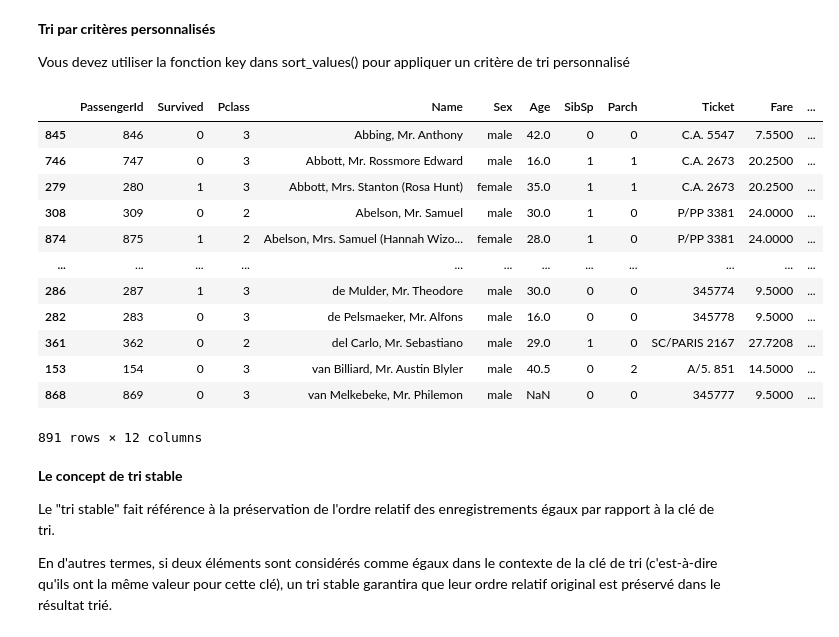
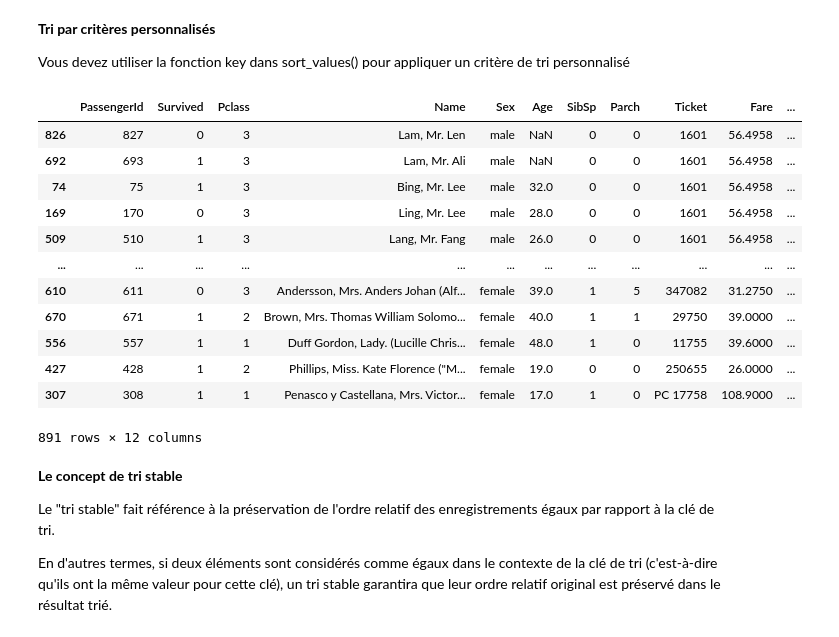
Before and after one commit to nevillemakoyi/Pandas_basic, a Jupyter notebook: notebooks/4 - data modeling avec Pandas - cours - élève.ipynb, the cells around one changed output. Drawn from its saved outputs; the diff is of its cells as text; code cells hidden in the pictures.

```diff
--- a/notebooks/4 - data modeling avec Pandas - cours - élève.ipynb
+++ b/notebooks/4 - data modeling avec Pandas - cours - élève.ipynb
@@ -330,20 +330,20 @@ data.head()
 
 Vous devez utiliser la fonction key dans sort_values() pour appliquer un critère de tri personnalisé
 # %%
-data.sort_values(by='Name')
+data.sort_values(by='Name', key= lambda x: x.str.len())
 # %% [output]
 |  | PassengerId | Survived | Pclass | Name | Sex | Age | SibSp | Parch | Ticket | Fare | ... |
-| 845 | 846 | 0 | 3 | Abbing, Mr. Anthony | male | 42.0 | 0 | 0 | C.A. 5547 | 7.5500 | ... |
-| 746 | 747 | 0 | 3 | Abbott, Mr. Rossmore Edward | male | 16.0 | 1 | 1 | C.A. 2673 | 20.2500 | ... |
-| 279 | 280 | 1 | 3 | Abbott, Mrs. Stanton (Rosa Hunt) | female | 35.0 | 1 | 1 | C.A. 2673 | 20.2500 | ... |
-| 308 | 309 | 0 | 2 | Abelson, Mr. Samuel | male | 30.0 | 1 | 0 | P/PP 3381 | 24.0000 | ... |
-| 874 | 875 | 1 | 2 | Abelson, Mrs. Samuel (Hannah Wizo... | female | 28.0 | 1 | 0 | P/PP 3381 | 24.0000 | ... |
+| 826 | 827 | 0 | 3 | Lam, Mr. Len | male | NaN | 0 | 0 | 1601 | 56.4958 | ... |
+| 692 | 693 | 1 | 3 | Lam, Mr. Ali | male | NaN | 0 | 0 | 1601 | 56.4958 | ... |
+| 74 | 75 | 1 | 3 | Bing, Mr. Lee | male | 32.0 | 0 | 0 | 1601 | 56.4958 | ... |
+| 169 | 170 | 0 | 3 | Ling, Mr. Lee | male | 28.0 | 0 | 0 | 1601 | 56.4958 | ... |
+| 509 | 510 | 1 | 3 | Lang, Mr. Fang | male | 26.0 | 0 | 0 | 1601 | 56.4958 | ... |
 | ... | ... | ... | ... | ... | ... | ... | ... | ... | ... | ... | ... |
-| 286 | 287 | 1 | 3 | de Mulder, Mr. Theodore | male | 30.0 | 0 | 0 | 345774 | 9.5000 | ... |
-| 282 | 283 | 0 | 3 | de Pelsmaeker, Mr. Alfons | male | 16.0 | 0 | 0 | 345778 | 9.5000 | ... |
-| 361 | 362 | 0 | 2 | del Carlo, Mr. Sebastiano | male | 29.0 | 1 | 0 | SC/PARIS 2167 | 27.7208 | ... |
-| 153 | 154 | 0 | 3 | van Billiard, Mr. Austin Blyler | male | 40.5 | 0 | 2 | A/5. 851 | 14.5000 | ... |
-| 868 | 869 | 0 | 3 | van Melkebeke, Mr. Philemon | male | NaN | 0 | 0 | 345777 | 9.5000 | ... |
+| 610 | 611 | 0 | 3 | Andersson, Mrs. Anders Johan (Alf... | female | 39.0 | 1 | 5 | 347082 | 31.2750 | ... |
+| 670 | 671 | 1 | 2 | Brown, Mrs. Thomas William Solomo... | female | 40.0 | 1 | 1 | 29750 | 39.0000 | ... |
+| 556 | 557 | 1 | 1 | Duff Gordon, Lady. (Lucille Chris... | female | 48.0 | 1 | 0 | 11755 | 39.6000 | ... |
+| 427 | 428 | 1 | 2 | Phillips, Miss. Kate Florence ("M... | female | 19.0 | 0 | 0 | 250655 | 26.0000 | ... |
+| 307 | 308 | 1 | 1 | Penasco y Castellana, Mrs. Victor... | female | 17.0 | 1 | 0 | PC 17758 | 108.9000 | ... |
 891 rows × 12 columns
 # %%
 #trier par numéro de ticket, en ignorant les lettres parfois présentes au début de la référence
```
